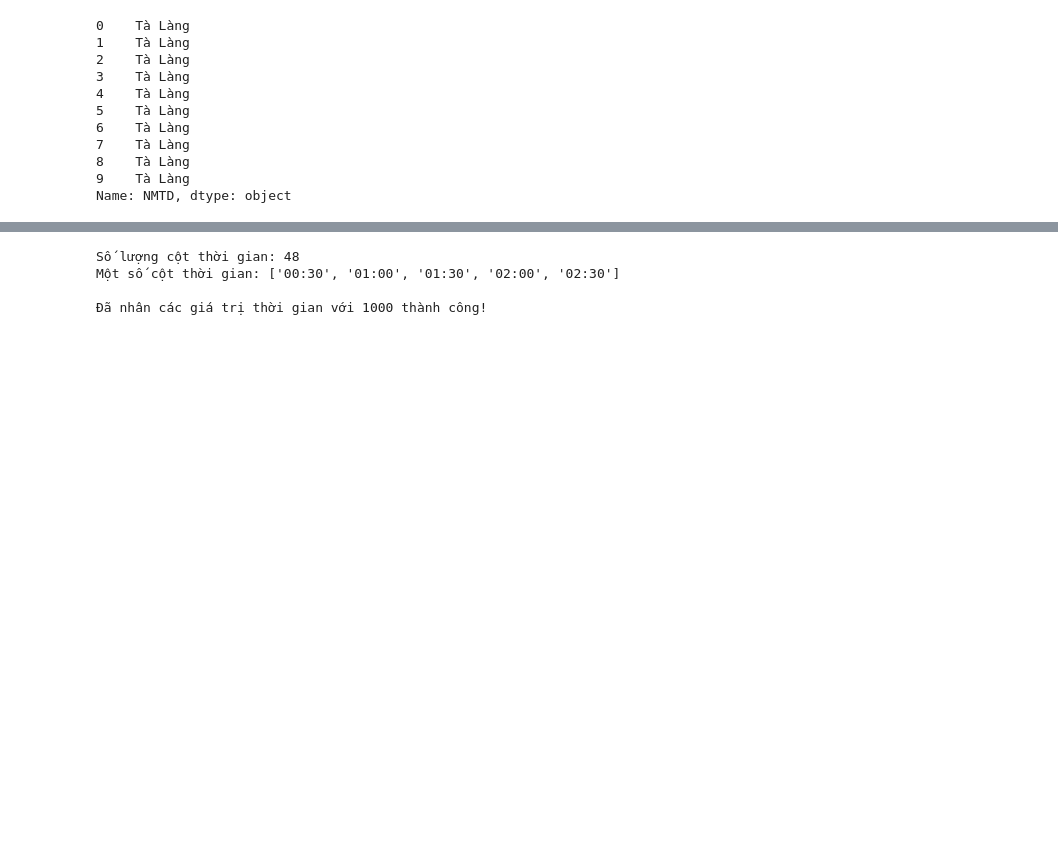
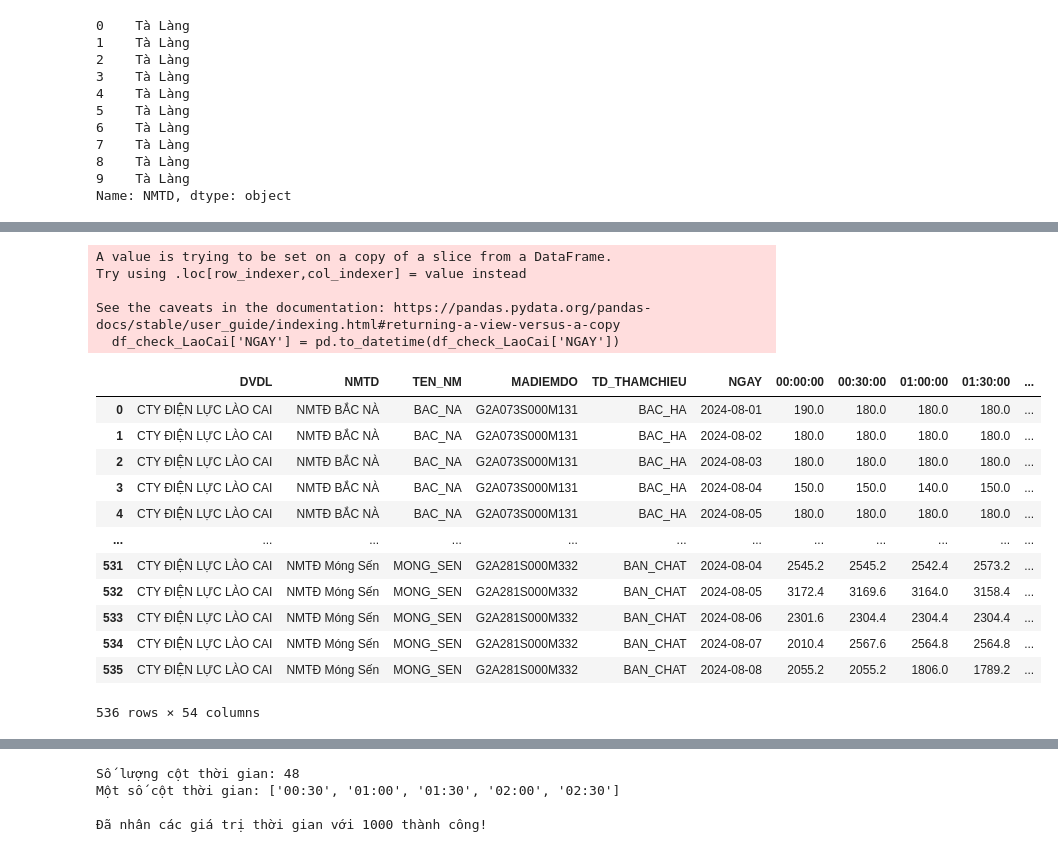
Before and after one commit to khuecoi2001/TDN_project, a Jupyter notebook: notebooks/Check_data_TDN.ipynb, the cells around one changed output, grey strips where cells are left out. Drawn from its saved outputs; the diff is of its cells as text; code cells hidden in the pictures; blank space fills up the shorter version.

```diff
--- a/notebooks/Check_data_TDN.ipynb
+++ b/notebooks/Check_data_TDN.ipynb
@@ -154,3 +161,35 @@ df_check_SonLa
+# %%
+# lọc dữ liệu thuộc cột DVDL có giá trị 'CTY ĐIỆN LỰC LÀO CAI'
+df_check_LaoCai = df_check[df_check['DVDL'] == 'CTY ĐIỆN LỰC LÀO CAI']
+# Chuyển cột 'NGAY' thành datetime
+df_check_LaoCai['NGAY'] = pd.to_datetime(df_check_LaoCai['NGAY'])
+# Chỉ lấy các dòng có giá trị vào tháng 8 năm 2024 của cột 'NGAY'
+df_check_LaoCai = df_check_LaoCai[df_check_LaoCai['NGAY'].dt.month == 8]
+# Chỉ lấy các dòng có giá trị vào năm 2024 của cột 'NGAY'
+df_check_LaoCai = df_check_LaoCai[df_check_LaoCai['NGAY'].dt.year == 2024]
+# Chuyển NGAY về dạng date cho nhất quán với các DataFrame khác
+df_check_LaoCai['NGAY'] = df_check_LaoCai['NGAY'].dt.date
+df_check_LaoCai.reset_index(drop=True, inplace=True)
+df_check_LaoCai
+# %% [output]
+A value is trying to be set on a copy of a slice from a DataFrame.
+Try using .loc[row_indexer,col_indexer] = value instead
+
+See the caveats in the documentation: https://pandas.pydata.org/pandas-docs/stable/user_guide/indexing.html#returning-a-view-versus-a-copy
+  df_check_LaoCai['NGAY'] = pd.to_datetime(df_check_LaoCai['NGAY'])
+|  | DVDL | NMTD | TEN_NM | MADIEMDO | TD_THAMCHIEU | NGAY | 00:00:00 | 00:30:00 | 01:00:00 | 01:30:00 | ... |
+| 0 | CTY ĐIỆN LỰC LÀO CAI | NMTĐ BẮC NÀ | BAC_NA | G2A073S000M131 | BAC_HA | 2024-08-01 | 190.0 | 180.0 | 180.0 | 180.0 | ... |
+| 1 | CTY ĐIỆN LỰC LÀO CAI | NMTĐ BẮC NÀ | BAC_NA | G2A073S000M131 | BAC_HA | 2024-08-02 | 180.0 | 180.0 | 180.0 | 180.0 | ... |
+| 2 | CTY ĐIỆN LỰC LÀO CAI | NMTĐ BẮC NÀ | BAC_NA | G2A073S000M131 | BAC_HA | 2024-08-03 | 180.0 | 180.0 | 180.0 | 180.0 | ... |
+| 3 | CTY ĐIỆN LỰC LÀO CAI | NMTĐ BẮC NÀ | BAC_NA | G2A073S000M131 | BAC_HA | 2024-08-04 | 150.0 | 150.0 | 140.0 | 150.0 | ... |
+| 4 | CTY ĐIỆN LỰC LÀO CAI | NMTĐ BẮC NÀ | BAC_NA | G2A073S000M131 | BAC_HA | 2024-08-05 | 180.0 | 180.0 | 180.0 | 180.0 | ... |
+| ... | ... | ... | ... | ... | ... | ... | ... | ... | ... | ... | ... |
+| 531 | CTY ĐIỆN LỰC LÀO CAI | NMTĐ Móng Sến | MONG_SEN | G2A281S000M332 | BAN_CHAT | 2024-08-04 | 2545.2 | 2545.2 | 2542.4 | 2573.2 | ... |
+| 532 | CTY ĐIỆN LỰC LÀO CAI | NMTĐ Móng Sến | MONG_SEN | G2A281S000M332 | BAN_CHAT | 2024-08-05 | 3172.4 | 3169.6 | 3164.0 | 3158.4 | ... |
+| 533 | CTY ĐIỆN LỰC LÀO CAI | NMTĐ Móng Sến | MONG_SEN | G2A281S000M332 | BAN_CHAT | 2024-08-06 | 2301.6 | 2304.4 | 2304.4 | 2304.4 | ... |
+| 534 | CTY ĐIỆN LỰC LÀO CAI | NMTĐ Móng Sến | MONG_SEN | G2A281S000M332 | BAN_CHAT | 2024-08-07 | 2010.4 | 2567.6 | 2564.8 | 2564.8 | ... |
+| 535 | CTY ĐIỆN LỰC LÀO CAI | NMTĐ Móng Sến | MONG_SEN | G2A281S000M332 | BAN_CHAT | 2024-08-08 | 2055.2 | 2055.2 | 1806.0 | 1789.2 | ... |
+536 rows × 54 columns
 # %%
 from datetime import datetime, timedelta
 # Lấy danh sách các cột thời gian
```
Also changed, not shown: parts of 9 cells of this notebook.
